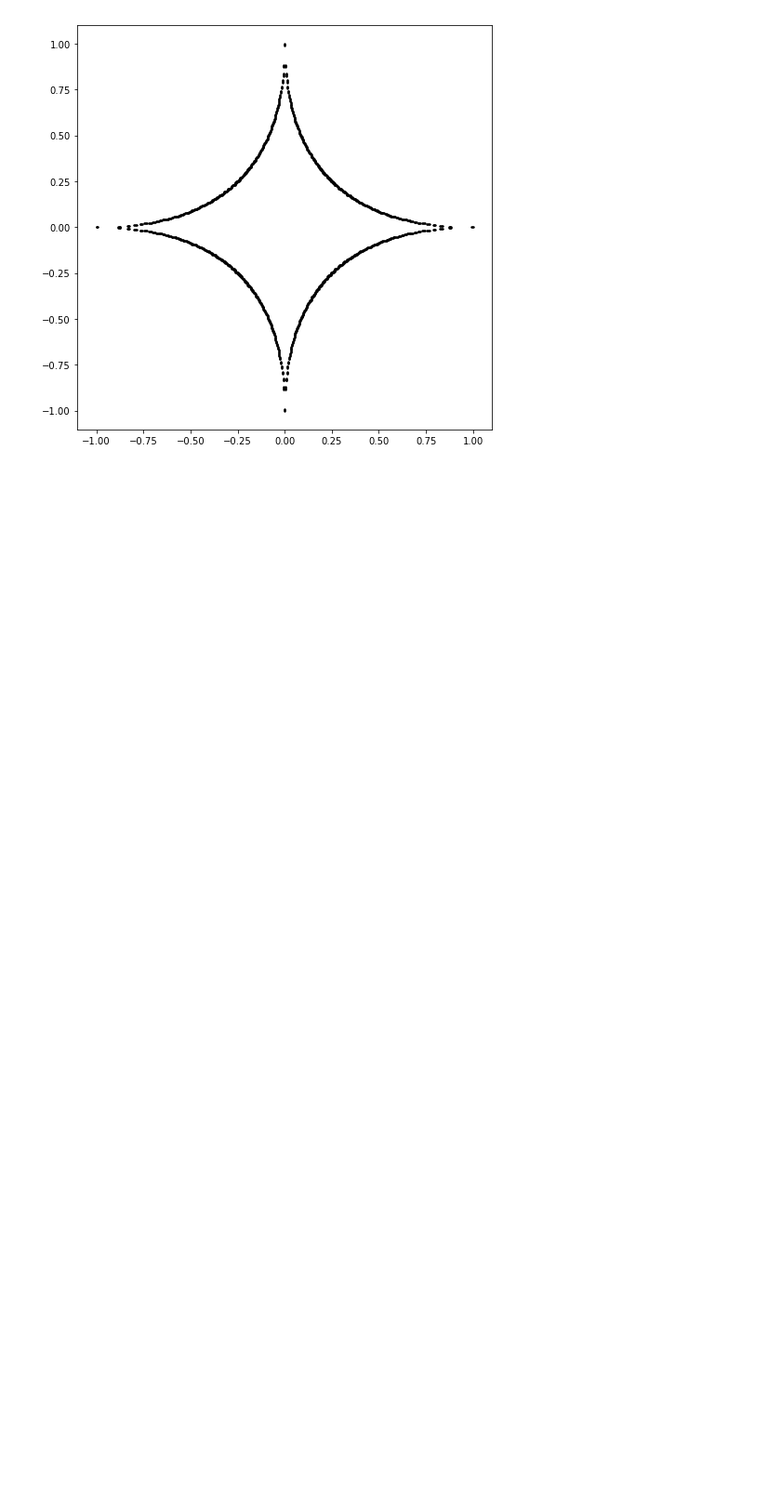
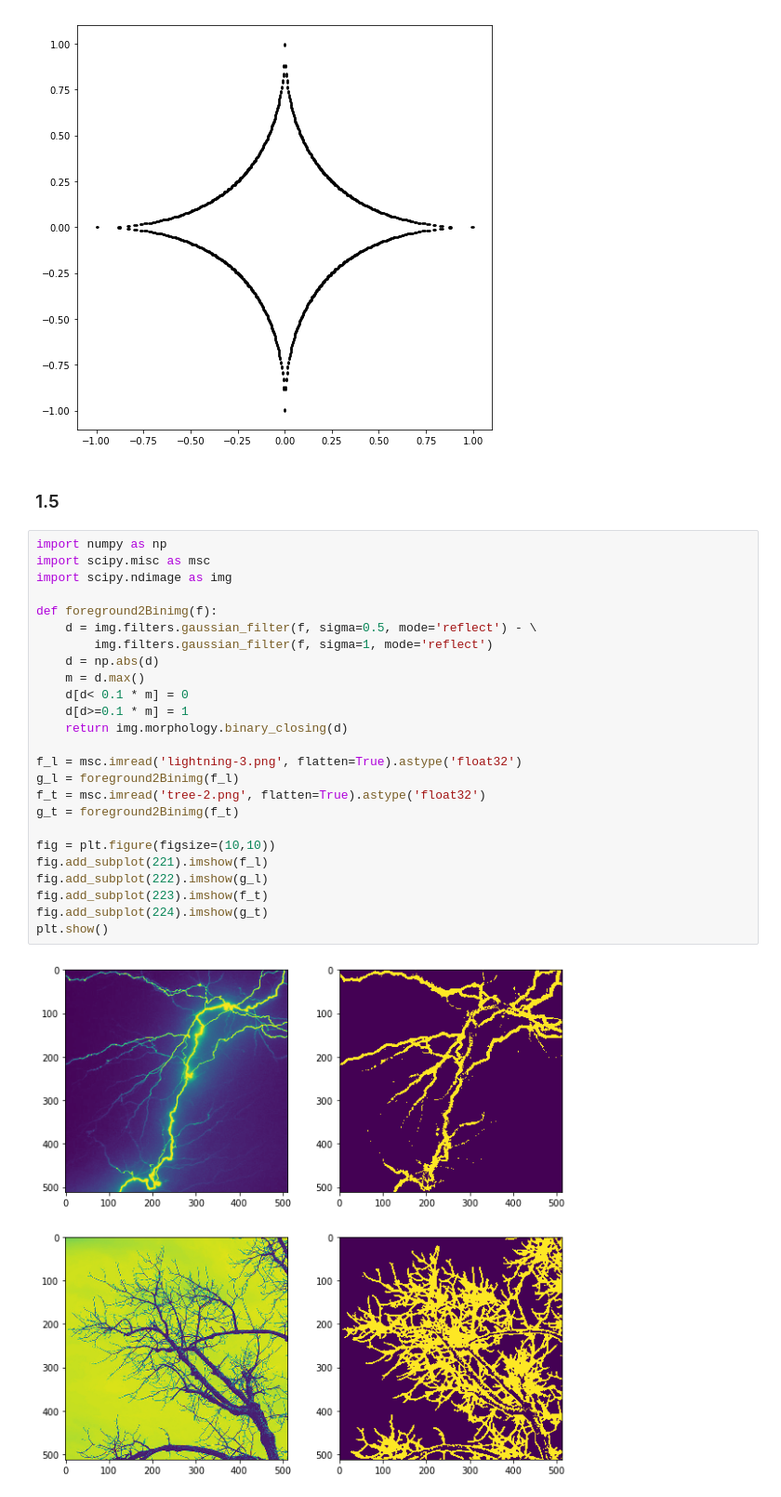
Before and after one commit to jutanke/bit_projects, a Jupyter notebook: project1/solutions.ipynb, the cells around one changed output. Shown at 93% size. Saved outputs shown, nothing was run; the diff lists cells and outputs as text; blank space fills up the shorter version.

```diff
--- a/project1/solutions.ipynb
+++ b/project1/solutions.ipynb
@@ -369,3 +369,32 @@ ax = fig.add_subplot(111)
 plot_lp_norm(ax, 1/2)
 # %% [output]
 [figure]
+# %% [markdown]
+### 1.5
+# %%
+import numpy as np
+import scipy.misc as msc
+import scipy.ndimage as img
+
+def foreground2Binimg(f):
+    d = img.filters.gaussian_filter(f, sigma=0.5, mode='reflect') - \
+        img.filters.gaussian_filter(f, sigma=1, mode='reflect')
+    d = np.abs(d)
+    m = d.max()
+    d[d< 0.1 * m] = 0
+    d[d>=0.1 * m] = 1
+    return img.morphology.binary_closing(d)
+
+f_l = msc.imread('lightning-3.png', flatten=True).astype('float32')
+g_l = foreground2Binimg(f_l)
+f_t = msc.imread('tree-2.png', flatten=True).astype('float32')
+g_t = foreground2Binimg(f_t)
+
+fig = plt.figure(figsize=(10,10))
+fig.add_subplot(221).imshow(f_l)
+fig.add_subplot(222).imshow(g_l)
+fig.add_subplot(223).imshow(f_t)
+fig.add_subplot(224).imshow(g_t)
+plt.show()
+# %% [output]
+[figure, added]
```
Also changed, not shown: parts of 1 cell of this notebook.
